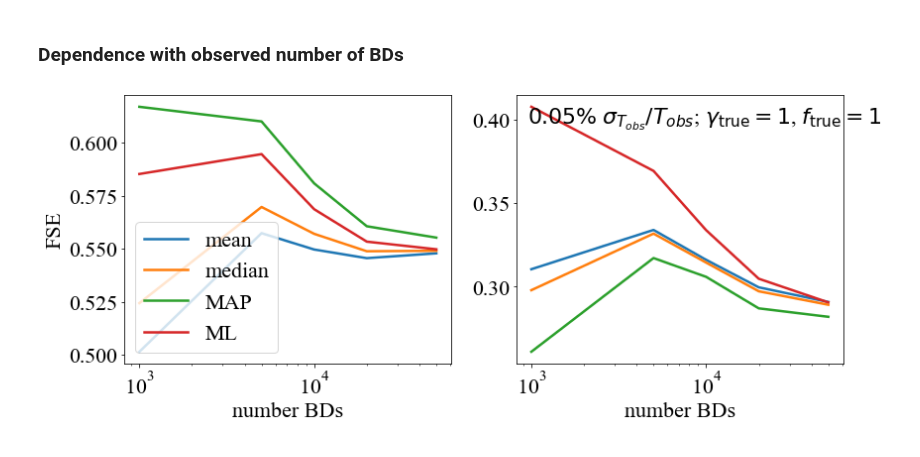
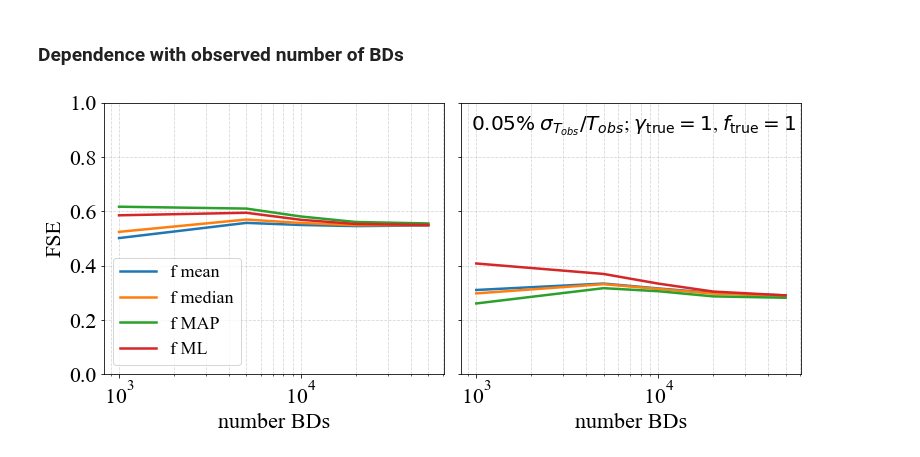
Before and after one commit to SvPoder/exoplanets, a Jupyter notebook: jupyter-notebook/reconstructed_DM.ipynb, the cells around one changed output. Cells and saved outputs as stored; diff of their text form; code cells hidden in the pictures.

```diff
--- a/jupyter-notebook/reconstructed_DM.ipynb
+++ b/jupyter-notebook/reconstructed_DM.ipynb
@@ -117,0 +169,19 @@ ax[1].set_xscale("log")
+# %%
+fig, ax = plt.subplots(1, 2, figsize=(14, 7))
+
+xvals0 = np.linspace(0, 1, 100)
+xvals1 = np.linspace(0, 2, 100)
+
+for i in range(50):
+    _file   = open("../results/bayesian/posterior_game0_uncTobs_0.5v" + str(i), "rb")
+    samples = pickle.load(_file)
+    kde   = gaussian_kde(samples.T[0])
+    ax[0].plot(xvals0, kde(xvals0)/np.max(kde(xvals0)), color="k", lw=2.5, alpha=0.5)
+    kde   = gaussian_kde(samples.T[1])
+    ax[1].plot(xvals1, kde(xvals1)/np.max(kde(xvals1)), color="k", lw=2.5, alpha=0.5)
+
+ax[0].axvline(1., ls="--", lw=2.5, color="red")
+ax[1].axvline(1., ls="--", lw=2.5, color="red")
+
+ax[0].set_xlabel(r"$f$")
+ax[1].set_xlabel(r"$\gamma$")
@@ -154,25 +227,35 @@ for i in range(D):
         FSE["MAP"][i].append(np.sqrt(1/rank*np.sum(np.power(MAP[n][i] - true[i], 2)))/true[i])
         FSE["ML"][i].append(np.sqrt(1/rank*np.sum(np.power(ML[n][i] - true[i], 2)))/true[i])
 # %%
-fig, ax = plt.subplots(1, 2, figsize=(13, 5))
+fig, ax = plt.subplots(1, 2, figsize=(12.5, 5), sharey=True)
+plt.subplots_adjust(wspace=0.05)
 
 nBDs   = [1000, 5000, 10000, 20000, 50000]
 labels = ["mean", "median", "MAP", "ML"]
 
 for k in range(4):
-    ax[0].plot(nBDs, FSE[labels[k]][0], label=labels[k], lw=2.5)
-    ax[1].plot(nBDs, FSE[labels[k]][1], lw=2.5)
+    ax[0].plot(nBDs, FSE[labels[k]][0], label="f " + labels[k], lw=2.5)
+    ax[1].plot(nBDs, FSE[labels[k]][1], lw=2.5, label="$\gamma$ " + labels[k])
 
-ax[0].legend(frameon=True)
+ax[0].legend(frameon=True, fontsize=18)
+#ax[1].legend(frameon=True)
 ax[0].set_ylabel("FSE")
 ax[0].set_xlabel("number BDs")
 ax[1].set_xlabel("number BDs")
 
-text_box = AnchoredText(r"$0.05\%$ $\sigma_{T_{obs}}/T_{obs}$; $\gamma_{\rm true}=1$, $f_{\rm true}=1$", frameon=False, loc=2, pad=0.01)
+text_box = AnchoredText(r"$0.05\%$ $\sigma_{T_{obs}}/T_{obs}$; $\gamma_{\rm true}=1$, $f_{\rm true}=1$",
+                        frameon=False, loc=2, pad=0.01, prop=dict(size=20))
 plt.setp(text_box.patch, facecolor="white")
 ax[1].add_artist(text_box)
 
+ax[0].set_ylim([0, 1])
+ax[1].set_ylim([0, 1])
+
 ax[0].set_xscale("log")
 ax[1].set_xscale("log")
+ax[0].grid(which="both", ls="--", alpha=0.5)
+ax[1].grid(which="both", ls="--", alpha=0.5)
+
+fig.savefig("../Figs/game0_FS1_0.05_f1_gamma1.pdf", bbox_inches="tight")
 # %% [output]
-[figure, old version]
+[figure, new version]
```
Also changed, not shown: parts of 5 cells of this notebook, 2 other files.
